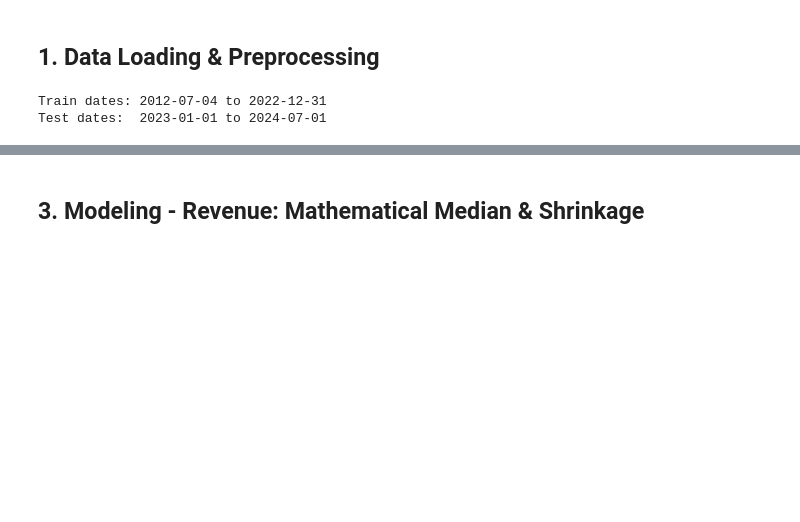
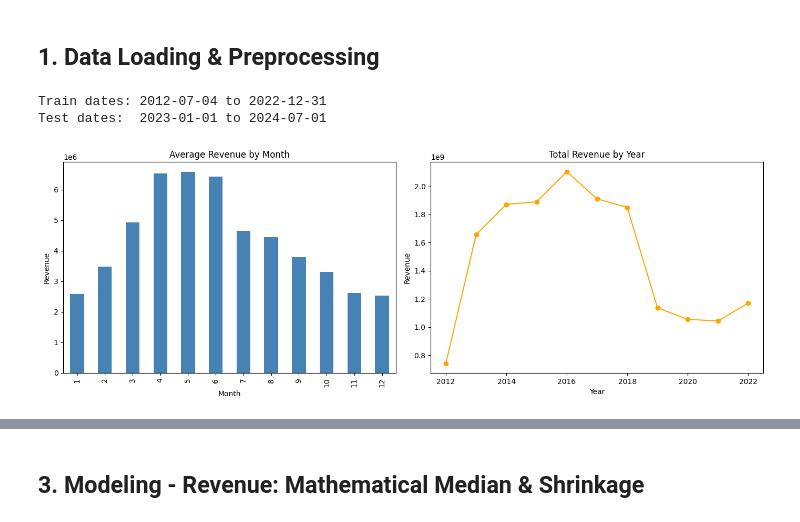
Before and after one commit to ngqtrung2217/datathon-2026, a Jupyter notebook: src/part3.ipynb, the cells around one changed output, grey strips where cells are left out. Drawn from its saved outputs; the diff is of its cells as text; code cells hidden in the pictures; blank space fills up the shorter version.

```diff
--- a/src/part3.ipynb
+++ b/src/part3.ipynb
@@ -46,3 +55,23 @@ def build_features(df):
 
 df_train = build_features(df_train)
 df_test = build_features(df_test)
+# %%
+import matplotlib.pyplot as plt
+
+fig, axes = plt.subplots(1, 2, figsize=(14, 5))
+
+# Monthly seasonality
+df_train.groupby('month')['Revenue'].mean().plot(kind='bar', ax=axes[0], color='steelblue')
+axes[0].set_title('Average Revenue by Month')
+axes[0].set_xlabel('Month'); axes[0].set_ylabel('Revenue')
+
+# Yearly trend
+df_train.groupby('year')['Revenue'].sum().plot(ax=axes[1], marker='o', color='orange')
+axes[1].set_title('Total Revenue by Year')
+axes[1].set_xlabel('Year'); axes[1].set_ylabel('Revenue')
+
+plt.tight_layout()
+plt.savefig('../output/chart/eda_seasonality.png', dpi=300)
+plt.show()
+# %% [output]
+[figure, added]
```
Also changed, not shown: parts of 5 cells of this notebook, 14 other files.
